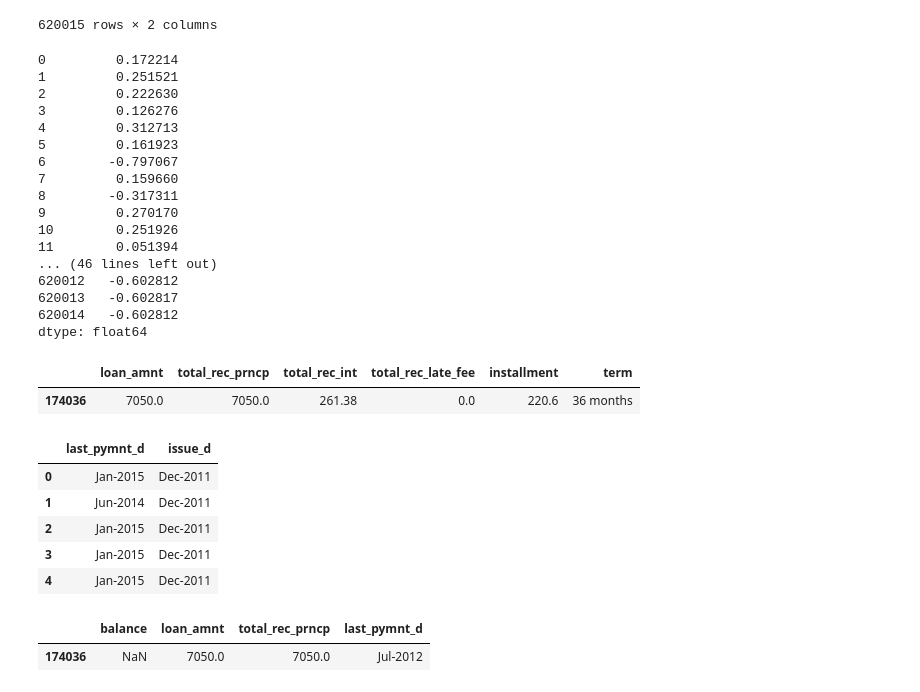
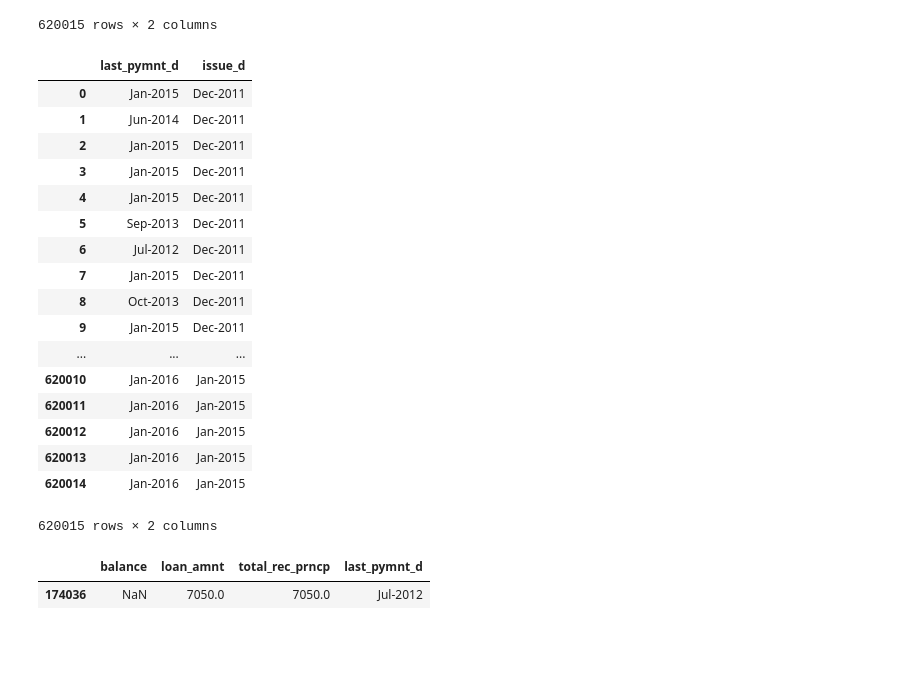
Before and after one commit to mccormd1/LCandR, a Jupyter notebook: LC_python/Data Cleaning.ipynb, the cells around one changed output. Cells and saved outputs as stored; diff of their text form; code cells hidden in the pictures; blank space fills up the shorter version.

```diff
--- a/LC_python/Data Cleaning.ipynb
+++ b/LC_python/Data Cleaning.ipynb
@@ -5,6 +5,8 @@ c = conn.cursor()
 # %%
 import pandas as pd
 import numpy as np
+
+pd.set_option('display.max_columns', 80)
 
 ## only select rows that are fully funded and are individual loans (no joint loans)
 data=pd.read_sql('''
@@ -113,40 +101,27 @@ data[['total_rec_prncp','loan_status']]
 | 620013 | 7066.74 | Current |
 | 620014 | 5889.06 | Current |
 620015 rows × 2 columns
-# %%
-((data.total_rec_prncp+data.total_rec_int+data.total_rec_late_fee)-data.loan_amnt)/data.loan_amnt
-# %% [output]
-0         0.172214
-1         0.251521
-2         0.222630
-3         0.126276
-4         0.312713
-5         0.161923
-6        -0.797067
-7         0.159660
-8        -0.317311
-9         0.270170
-10        0.251926
-11        0.051394
-... (46 lines left out)
-620012   -0.602812
-620013   -0.602817
-620014   -0.602812
-dtype: float64
-# %%
-data.loc[[174036],['loan_amnt','total_rec_prncp','total_rec_int','total_rec_late_fee','installment','term']]
-# %% [output]
-|  | loan_amnt | total_rec_prncp | total_rec_int | total_rec_late_fee | installment | term |
-| 174036 | 7050.0 | 7050.0 | 261.38 | 0.0 | 220.6 | 36 months |
 # %%
-data[['last_pymnt_d','issue_d']].head()
+data[['last_pymnt_d','issue_d']]
 # %% [output]
 |  | last_pymnt_d | issue_d |
 | 0 | Jan-2015 | Dec-2011 |
 | 1 | Jun-2014 | Dec-2011 |
 | 2 | Jan-2015 | Dec-2011 |
 | 3 | Jan-2015 | Dec-2011 |
 | 4 | Jan-2015 | Dec-2011 |
+| 5 | Sep-2013 | Dec-2011 |
+| 6 | Jul-2012 | Dec-2011 |
+| 7 | Jan-2015 | Dec-2011 |
+| 8 | Oct-2013 | Dec-2011 |
+| 9 | Jan-2015 | Dec-2011 |
+| ... | ... | ... |
+| 620010 | Jan-2016 | Jan-2015 |
+| 620011 | Jan-2016 | Jan-2015 |
+| 620012 | Jan-2016 | Jan-2015 |
+| 620013 | Jan-2016 | Jan-2015 |
+| 620014 | Jan-2016 | Jan-2015 |
+620015 rows × 2 columns
 # %%
 feat_raw.loc[[174036],['balance','loan_amnt','total_rec_prncp','last_pymnt_d']]
 # %% [output]
```
Also changed, not shown: parts of 19 cells of this notebook.
